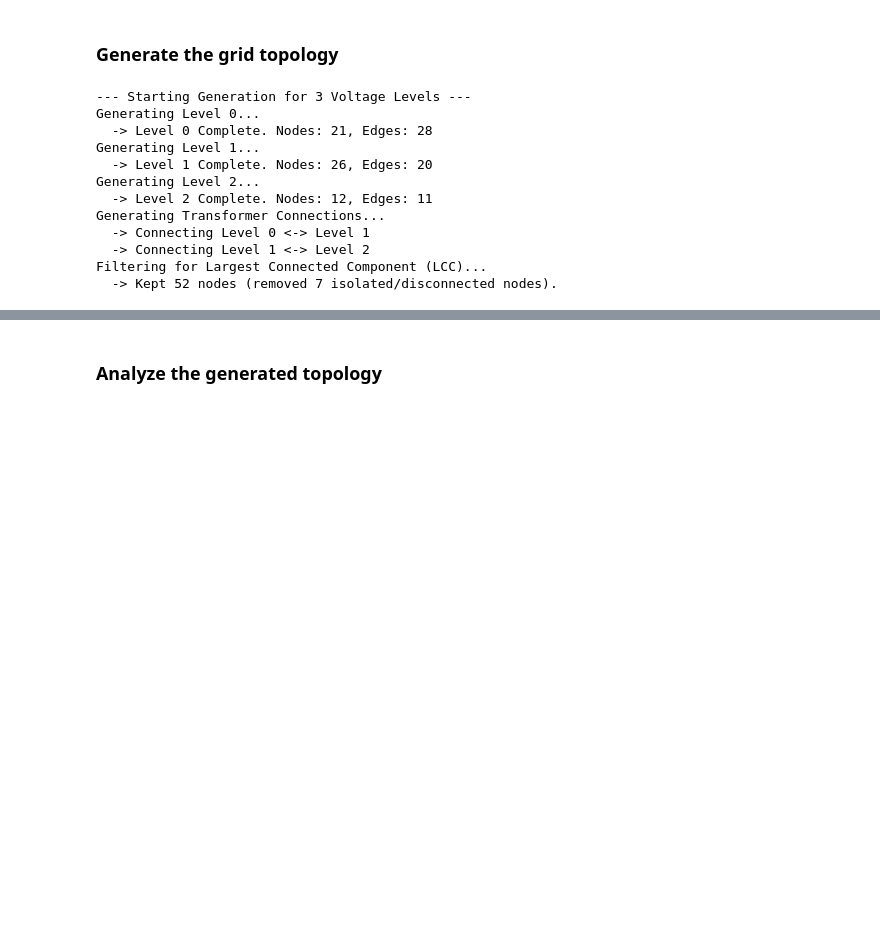
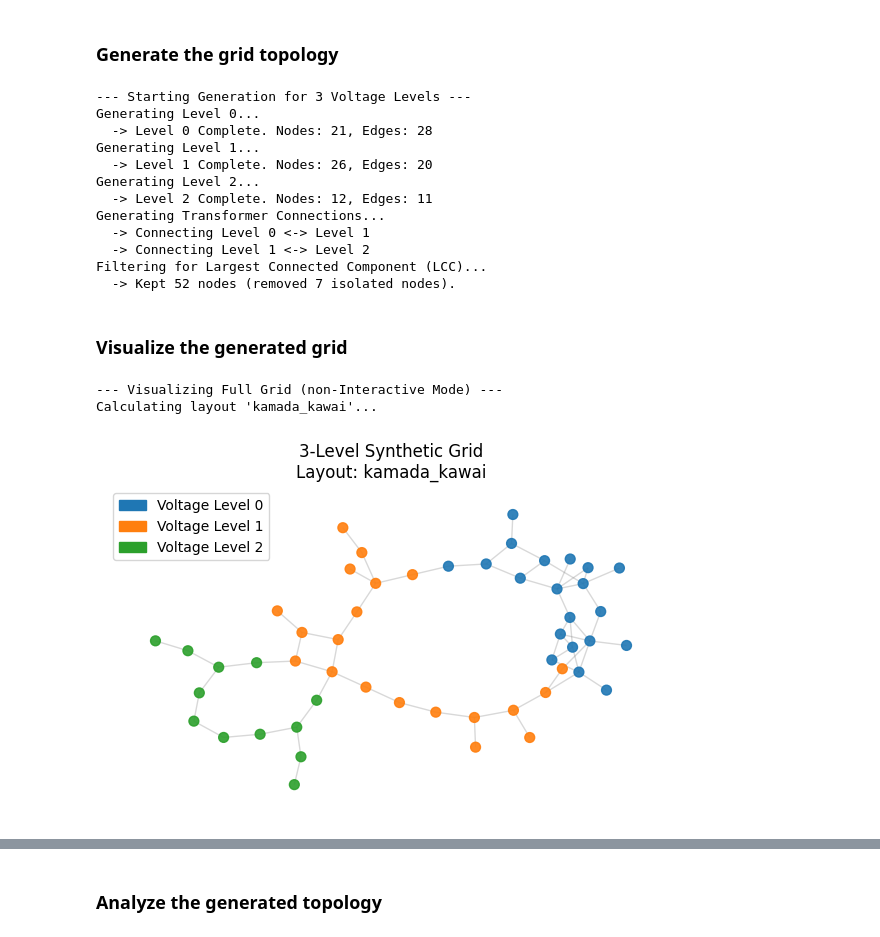
Before and after one commit to cookbook-ms/Chung_Lu_Chain-synthesizer, a Jupyter notebook: examples/TopologyGeneration.ipynb, the cells around one changed output, grey strips where cells are left out. Cells and saved outputs as stored; diff of their text form; code cells hidden in the pictures; blank space fills up the shorter version.

```diff
--- a/examples/TopologyGeneration.ipynb
+++ b/examples/TopologyGeneration.ipynb
@@ -65,7 +68,7 @@ grid_graph = gen.generate_grid(
     degrees_by_level=params['degrees_by_level'],
     diameters_by_level=params['diameters_by_level'],
     transformer_degrees=params['transformer_degrees'],
-    keep_lcc=True
+    keep_lcc=True, # only keep the largest connected component
 )
 # %% [output]
 --- Starting Generation for 3 Voltage Levels ---
@@ -79,4 +82,20 @@ Generating Transformer Connections...
   -> Connecting Level 0 <-> Level 1
   -> Connecting Level 1 <-> Level 2
 Filtering for Largest Connected Component (LCC)...
-  -> Kept 52 nodes (removed 7 isolated/disconnected nodes).
+  -> Kept 52 nodes (removed 7 isolated nodes).
+# %% [markdown]
+### Visualize the generated grid
+# %%
+viz = GridVisualizer()
+# %%
+print("\n--- Visualizing Full Grid (non-Interactive Mode) ---")
+viz.plot_grid(
+    grid_graph,
+    layout='kamada_kawai',
+    title="3-Level Synthetic Grid",
+    figsize=(6, 4)
+)
+# %% [output]
+--- Visualizing Full Grid (non-Interactive Mode) ---
+Calculating layout 'kamada_kawai'...
+[figure, added]
```
Also changed, not shown: parts of 5 cells of this notebook, 38 other files.
